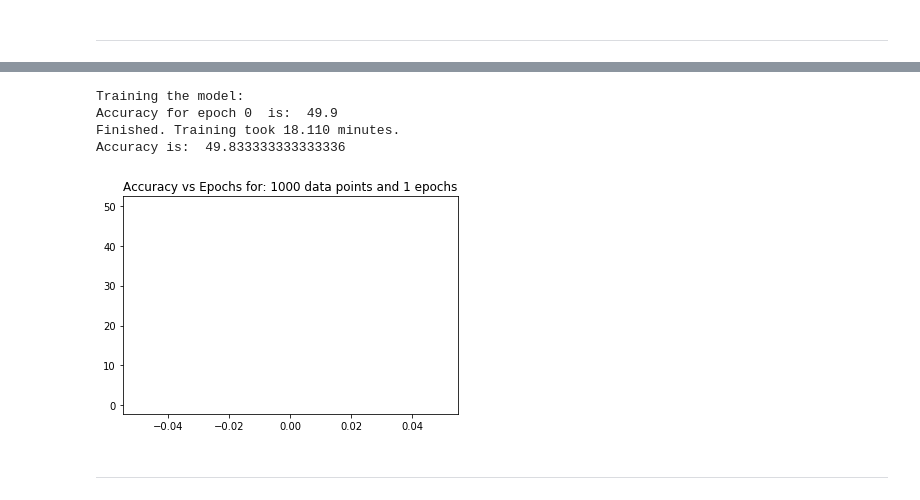
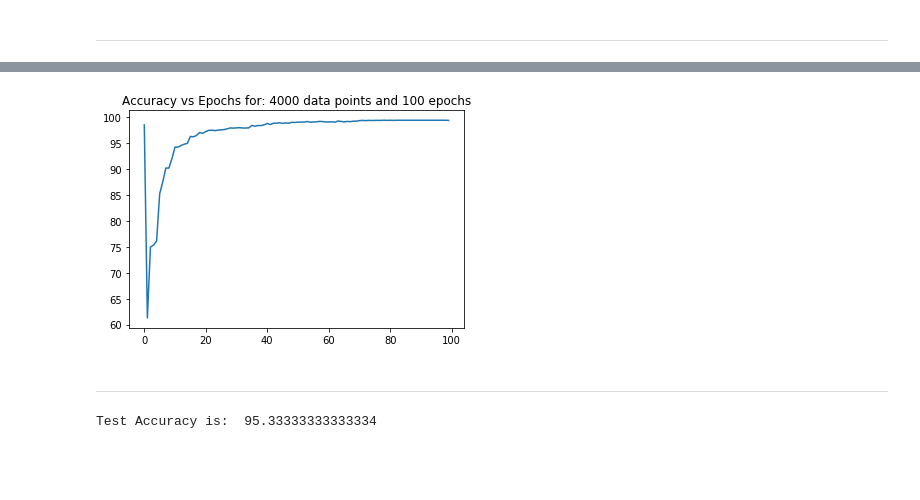
Before and after one commit to pvnkot/gene_annotation_with_attention, a Jupyter notebook: Imp_2.ipynb, the cells around one changed output, grey strips where cells are left out. Drawn from its saved outputs; the diff is of its cells as text; code cells hidden in the pictures; blank space fills up the shorter version.

Commit message:
committing changes with attention

```diff
--- a/Imp_2.ipynb
+++ b/Imp_2.ipynb
@@ -11,18 +11,19 @@ import time
 # %% [markdown]
 <h3>Config for model
 # %%
-positive_sample_size = 500
-negative_sample_size = 500
-positive_test_sample_size = 100
-negative_test_sample_size = 100
+positive_sample_size = 2000
+negative_sample_size = 2000
+positive_test_sample_size = 200
+negative_test_sample_size = 200
 window_size = 3
 embedding_size = 5
-num_epochs = 1
+num_epochs = 100
 batch_size = 50
 hidden_layer_size = 500
-hidden_layer_size_2 = 100
+hidden_layer_size_2 = 500
 with_attention = True
 learning_rate = 0.01
+model_name = 'fc_with_attention.pt'
 # %% [markdown]
 <h3>Loading data for basic model
 # %%
@@ -36,5 +37,5 @@ negative_test_data = pd.read_fwf('negative_sample_test.txt', header = None)
 negative_test_data.columns = ["Gene"]
 train_data = positive_data.append(negative_data)
 test_data = positive_test_data.append(negative_test_data)
-model_name = 'fc_with_attention.pt' if with_attention else 'fc_without_attention.pt'
+
 #print(data.head(2))
@@ -203,10 +200,11 @@ def train_model(model, inputs, labels, optimizer, criterion, with_attention, bat
 # %%
 def train():
     fcNet = Net()
-    inputs, labels = get_inputs_and_labels(with_attention, train_data, positive_sample_size, negative_sample_size)
+    #inputs, labels = get_inputs_and_labels(train_data, positive_sample_size, negative_sample_size)
     criterion = nn.BCELoss()
     optimizer = optim.SGD(fcNet.parameters(), lr=0.01, momentum=0.0)
-    losses, train_accuracies = train_model(fcNet, inputs, labels, optimizer, criterion, with_attention, batch_size)
+    losses, train_accuracies = train_model(fcNet, optimizer, criterion, with_attention)
+    #print('Losses>', losses)
     if losses != None:
         plt.plot(losses)
         title = 'Loss vs Epochs for: ' + (str)(positive_sample_size + negative_sample_size) + ' data points and ' + (str)(num_epochs) + ' epochs'
@@ -214,15 +212,22 @@ def train():
     return train_accuracies
 
 
-def test():
+def test(inputs, labels):
     model = Net()
     model.load_state_dict(torch.load(model_name))
     model.eval()
+    labels_hat = []
+    j=0
+    vocabulary = create_vocabulary(window_size)
+    for data in inputs.itertuples():
+        gene = data.Gene
+        input_ = torch.tensor([vocabulary[gene[i:i+window_size]] for i in range(0, len(gene) - window_size + 1)], dtype=torch.long)
+        j += 1
+        label_hat = model(input_)
+        labels_hat.append(label_hat)
 
-    test_inputs, test_labels = get_inputs_and_labels(with_attention, test_data, positive_sample_size, negative_sample_size)
-    test_labels_hat = model(test_inputs)
-    accuracy = get_test_accuracy(test_labels_hat)
-    print('Accuracy is: ' , accuracy)
+
+    accuracy = get_test_accuracy(labels_hat)
     return accuracy
 #    print(correct, wrong)
 
@@ -260,15 +271,9 @@ def get_test_accuracy(labels_hat):
 # %%
-train_accuracies = train()
 if train_accuracies != None:
     plt.plot(train_accuracies)
     title = 'Accuracy vs Epochs for: ' + (str)(positive_sample_size+negative_sample_size) + ' data points and ' + (str)(num_epochs) + ' epochs'
     plt.title(title)
-test_accuracy = test()
 # %% [output]
-Training the model:
-Accuracy for epoch 0  is:  49.9
-Finished. Training took 18.110 minutes.
-Accuracy is:  49.833333333333336
-[figure, old version]
+[figure, new version]
 # %% [markdown]
 ************************************************************************************************************
@@ -279,0 +280,6 @@ test()
+# %%
+test_labels = get_labels(positive_test_sample_size, negative_test_sample_size)
+test_accuracy = test(test_data, test_labels)
+print('Test Accuracy is: ' , test_accuracy)
+# %% [output]
+Test Accuracy is:  95.33333333333334
```
Also changed, not shown: parts of 5 cells of this notebook.
